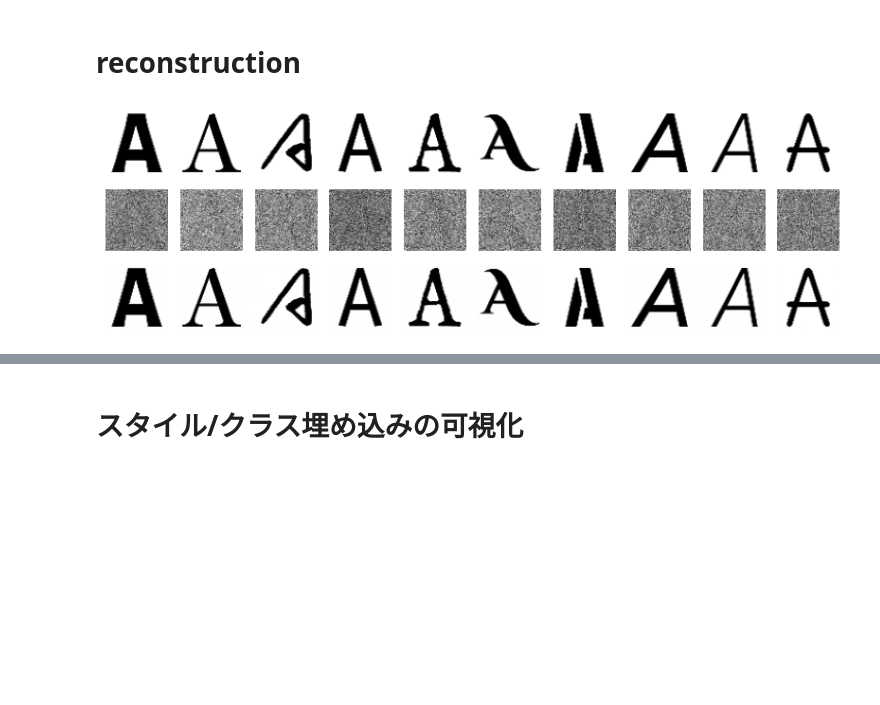
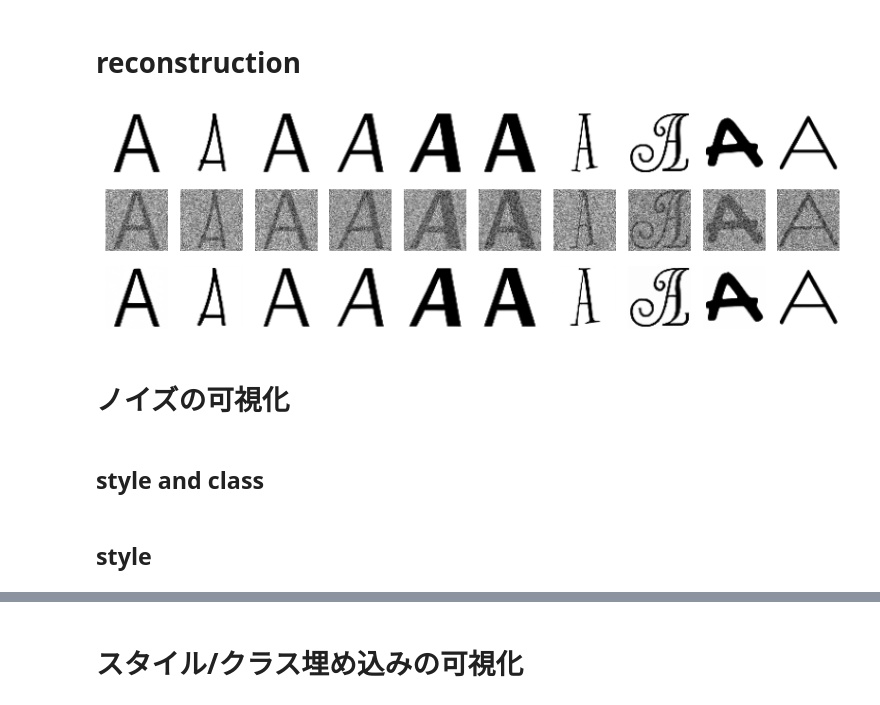
Before and after one commit to tetuomi/font-style-interpolation, a Jupyter notebook: scratch.ipynb, the cells around one changed output, grey strips where cells are left out. Saved outputs shown, nothing was run; the diff lists cells and outputs as text; code cells hidden in the pictures; blank space fills up the shorter version.

```diff
--- a/scratch.ipynb
+++ b/scratch.ipynb
@@ -131,6 +134,6 @@ def imscatter(x,y,image_list,_ax=None,zoom=0.2,color=['black']):
 # %% [markdown]
 # データの読み込み
 # %%
-dataloader = make_data_loader(batch_size, image_size)['train']
+dataloader = make_data_loader(batch_size, image_size, num_style)['train']
 d = dataloader.dataset
 # %% [output]
@@ -212,9 +200,8 @@ for scale in [3., 5., 7.]:
 # %% [markdown]
 # condition指定して生成
 # %%
-
-style_scale = 3.
-class_scale = 3.
+style_scale = 3.01
+class_scale = 3.01
 rescaled_phi = 0.7
 
 # 様々なスタイルを見る
@@ -256,7 +245,5 @@ plt.show()
 # %%
-# 全Aデータを見る
-d = make_data_loader(12, 64)['train'].dataset
-
+# 100フォント見る（上から100）
 fig, ax = plt.subplots(10, 10, figsize=(10, 10))
 for i in range(100):
     ax[i//10, i%10].axis('off')
@@ -267,0 +253,6 @@ TEST SIZE: 0
+# %%
+# 上から4フォント，A-Z
+fig, ax = plt.subplots(4, 26, figsize=(12, 4))
+for i in range(4*26):
+    ax[i//26, i%26].axis('off')
+    ax[i//26, i%26].imshow(d[i][0][0], cmap='gray')
@@ -361,26 +407,31 @@ plt.savefig(f"result/{os.path.basename(model_path).split('.')[0]}_emb_interpolat
 # %%
 imgs = []
 for i in range(10):
     imgs.append(d[26*i][0])
 imgs = torch.stack(imgs).to(device)
 
-sampling_t = int(0.90 * timesteps)
+sampling_t = int(0.5 * timesteps)
 t = torch.full((10,), sampling_t, device=device, dtype=torch.long)
 noisy_imgs = q_sample(imgs, t)
 
 classes = torch.full((10,), 0, device=device, dtype=torch.long)
 style = torch.tensor([i for i in range(10)], device=device, dtype=torch.long)
 out = noisy_imgs
 for i in tqdm(reversed(range(0, sampling_t)), desc='sampling loop time step', total=timesteps):
-    out = p_sample(model, out, classes, style, torch.full((10,), i, device=device, dtype=torch.long), i, class_scale=6., style_scale=6., rescaled_phi=.7)
+    out = p_sample(model, out, classes, style, torch.full((10,), i, device=device, dtype=torch.long), i,
+                    class_scale=3., style_scale=3., rescaled_phi=.7)
 
 fig, ax = plt.subplots(3, 10, figsize=(10, 3))
 for i in range(imgs.shape[0]):
     ax[0, i].axis('off')
     ax[1, i].axis('off')
     ax[2, i].axis('off')
     ax[0, i].imshow(imgs[i][0].cpu().detach(), cmap='gray')
     ax[1, i].imshow(noisy_imgs[i][0].cpu().detach(), cmap='gray')
     ax[2, i].imshow(out[i][0].cpu().detach(), cmap='gray')
 # %% [output]
-[figure, old version]
+[figure, new version]
+# %% [markdown]
+# ノイズの可視化
+# %% [markdown]
+## style and class
@@ -386,0 +512,2 @@ for i in range(imgs.shape[0]):
+# %% [markdown]
+## style
```
Also changed, not shown: parts of 16 cells of this notebook.
